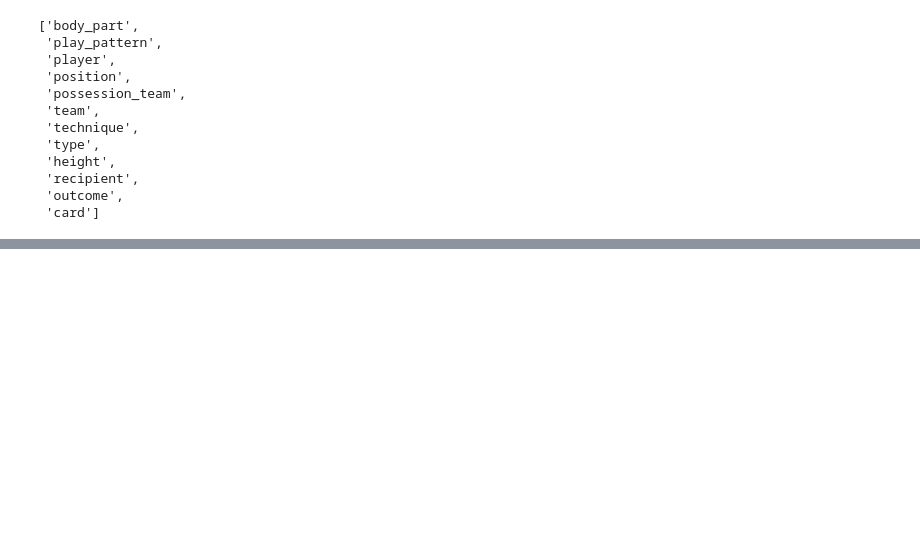
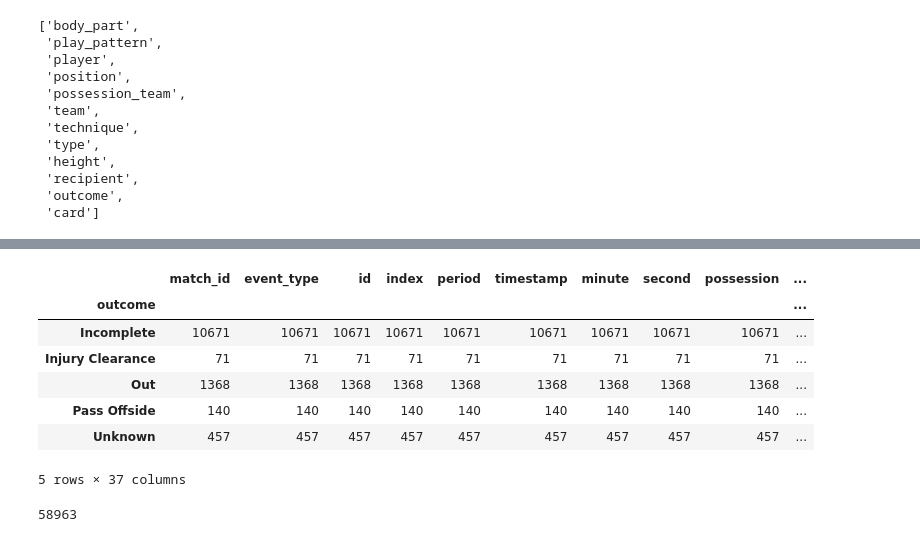
Before and after one commit to bkktimber/keyboard-manager, a Jupyter notebook: get_data.ipynb, the cells around one changed output, grey strips where cells are left out. Cells and saved outputs as stored; diff of their text form; code cells hidden in the pictures; blank space fills up the shorter version.

Commit message:
add pass table

```diff
--- a/get_data.ipynb
+++ b/get_data.ipynb
@@ -171,3 +171,10 @@ columns['name_cols']
  'recipient',
  'outcome',
  'card']
+# %%
+pass_df = pd.DataFrame()
+for event_file in wc_event_files:
+    with open(event_file + '.json') as file:
+        data = json.load(file)
+        pass_df = pass_df.append(get_df(int(event_file[-4:]), 'pass', data))
+print('Load {} events in WC2018'.format(df.shape[0]))
@@ -173,0 +199,21 @@ columns['name_cols']
+# %%
+pass_df.groupby('outcome').count()
+# %% [output]
+|  | match_id | event_type | id | index | period | timestamp | minute | second | possession | ... |
+| outcome |  |  |  |  |  |  |  |  |  | ... |
+| Incomplete | 10671 | 10671 | 10671 | 10671 | 10671 | 10671 | 10671 | 10671 | 10671 | ... |
+| Injury Clearance | 71 | 71 | 71 | 71 | 71 | 71 | 71 | 71 | 71 | ... |
+| Out | 1368 | 1368 | 1368 | 1368 | 1368 | 1368 | 1368 | 1368 | 1368 | ... |
+| Pass Offside | 140 | 140 | 140 | 140 | 140 | 140 | 140 | 140 | 140 | ... |
+| Unknown | 457 | 457 | 457 | 457 | 457 | 457 | 457 | 457 | 457 | ... |
+5 rows × 37 columns
+# %%
+receipt_df = pd.DataFrame()
+for event_file in wc_event_files:
+    with open(event_file + '.json') as file:
+        data = json.load(file)
+        receipt_df = receipt_df.append(get_df(int(event_file[-4:]), 'ball receipt*', data))
+
+print(receipt_df.shape[0])
+# %% [output]
+58963
```
Also changed, not shown: parts of 4 cells of this notebook, 1 other file.
